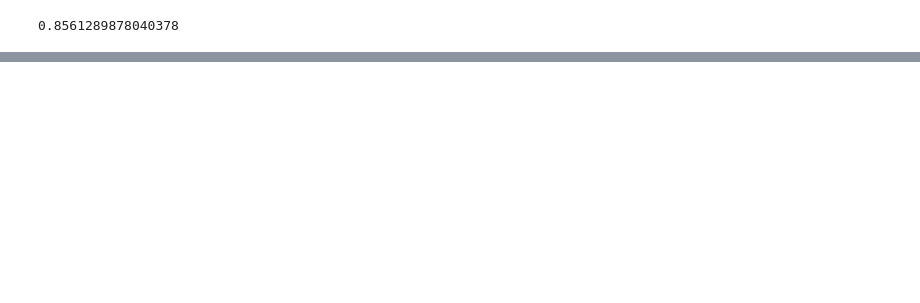
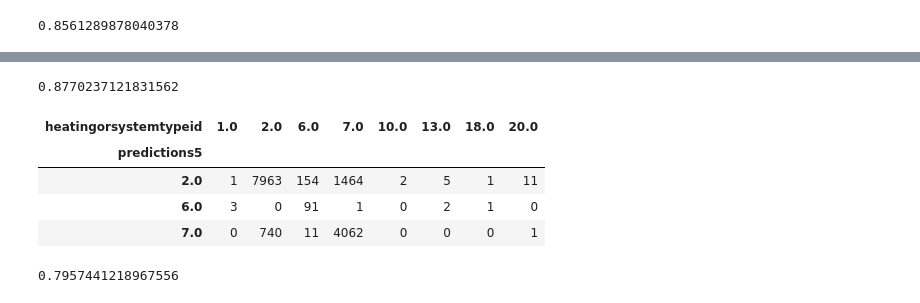
Before and after one commit to HopperTeam6/Zillow_Clustering_Project, a Jupyter notebook: bondy_rabbit_hole.ipynb, the cells around one changed output, grey strips where cells are left out. Drawn from its saved outputs; the diff is of its cells as text; code cells hidden in the pictures; blank space fills up the shorter version.

```diff
--- a/bondy_rabbit_hole.ipynb
+++ b/bondy_rabbit_hole.ipynb
@@ -731,0 +792,31 @@ accuracy3
+# %%
+(con_matrix_v4.loc[2.0][2.0] + con_matrix_v4.loc[6.0][6.0] + con_matrix_v4.loc[7.0][7.0]) / (con_matrix_v4.loc[2.0].sum() + con_matrix_v4.loc[6.0].sum() + con_matrix_v4[7.0].sum())
+# %% [output]
+0.8770237121831562
+# %%
+#creation
+rf5 = RandomForestClassifier(bootstrap = True,
+                            min_samples_leaf = 3,
+                            max_depth = 4,
+                            random_state = 421)
+
+#fit
+rf5.fit(X_train, y_train)
+
+#predict
+train['predictions5'] = rf5.predict(X_train)
+
+#confusion matrix (crosstab between actual vs predicted)
+con_matrix5 = pd.crosstab(train.predictions5, train.heatingorsystemtypeid)
+con_matrix5 = pd.DataFrame(con_matrix5)
+con_matrix5
+# %% [output]
+| heatingorsystemtypeid | 1.0 | 2.0 | 6.0 | 7.0 | 10.0 | 13.0 | 18.0 | 20.0 |
+| predictions5 |  |  |  |  |  |  |  |  |
+| 2.0 | 1 | 7963 | 154 | 1464 | 2 | 5 | 1 | 11 |
+| 6.0 | 3 | 0 | 91 | 1 | 0 | 2 | 1 | 0 |
+| 7.0 | 0 | 740 | 11 | 4062 | 0 | 0 | 0 | 1 |
+# %%
+(con_matrix5.loc[2.0][2.0] + con_matrix5.loc[6.0][6.0] + con_matrix5.loc[7.0][7.0]) / (con_matrix5.loc[2.0].sum() + con_matrix5.loc[6.0].sum() + con_matrix5[7.0].sum())
+# %% [output]
+0.7957441218967556
```
Also changed, not shown: parts of 40 cells of this notebook.
